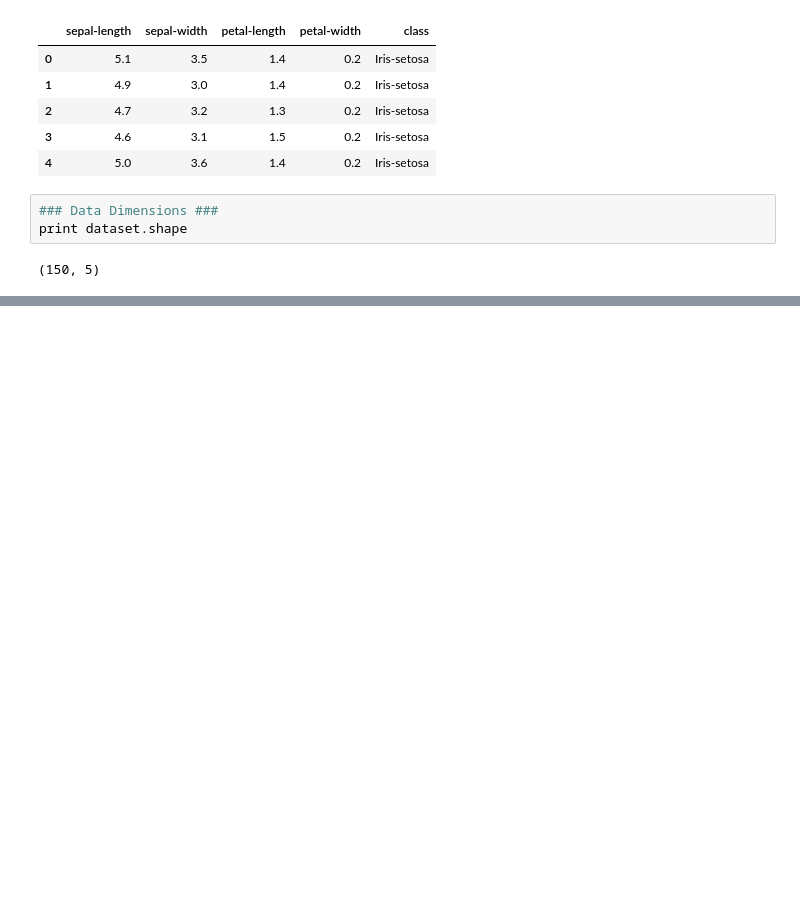
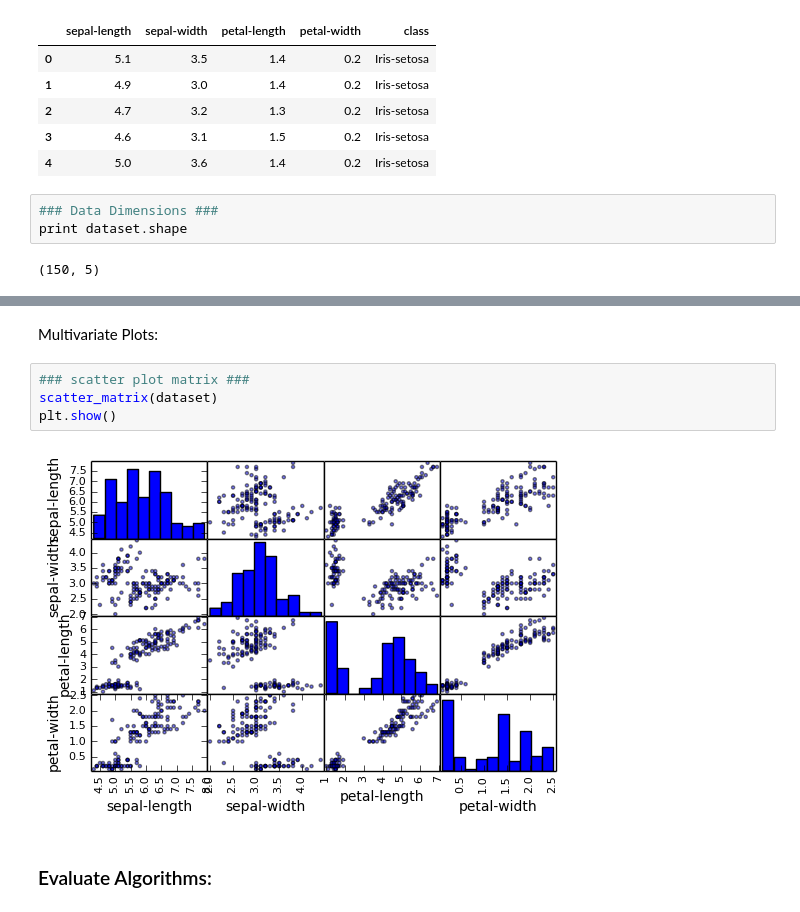
Before and after one commit to arothleder19/Machine_Learning_Practice, a Jupyter notebook: Iris_Classification.ipynb, the cells around one changed output, grey strips where cells are left out. Saved outputs shown, nothing was run; the diff lists cells and outputs as text; blank space fills up the shorter version.

```diff
--- a/Iris_Classification.ipynb
+++ b/Iris_Classification.ipynb
@@ -39,0 +80,10 @@ print dataset.shape
+# %% [markdown]
+Multivariate Plots:
+# %%
+### scatter plot matrix ###
+scatter_matrix(dataset)
+plt.show()
+# %% [output]
+[figure, added]
+# %% [markdown]
+### Evaluate Algorithms:
```
Also changed, not shown: parts of 7 cells of this notebook.
